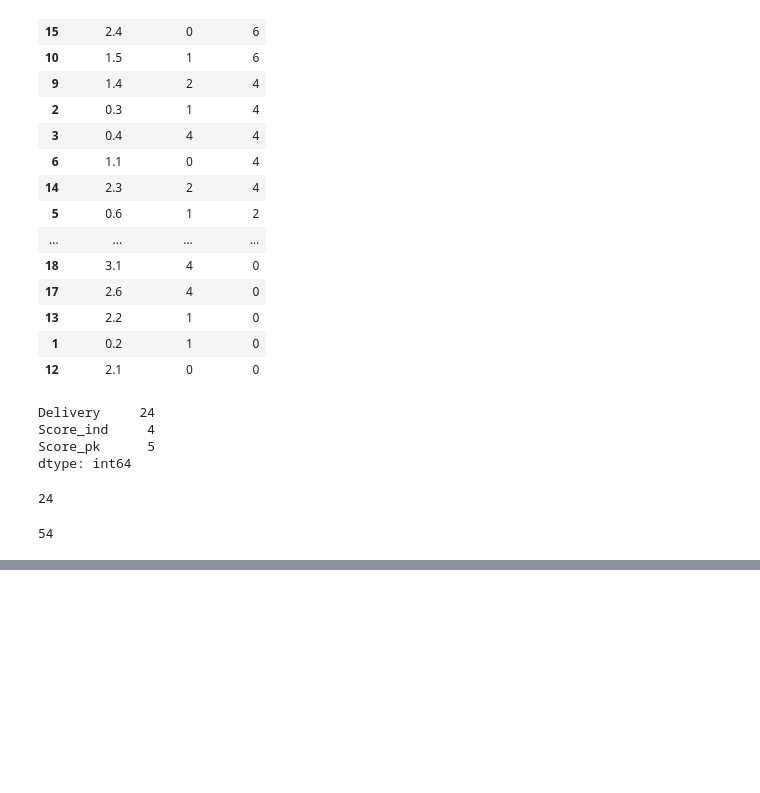
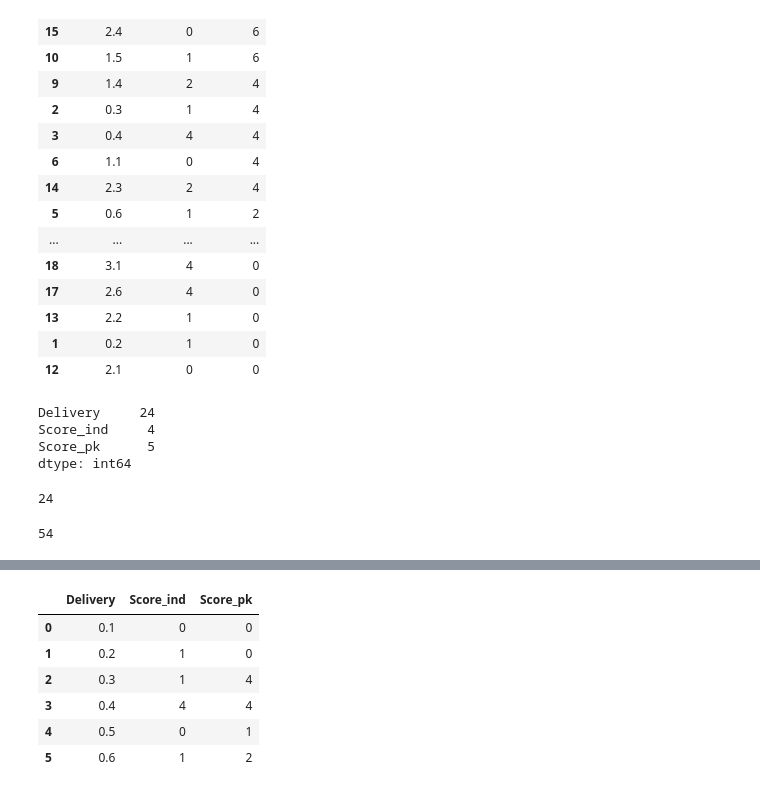
Before and after one commit to gaurab777/cloudservice_python, a Jupyter notebook: DataScience_Libraries/Numpy_Pandas.ipynb, the cells around one changed output, grey strips where cells are left out. Cells and saved outputs as stored; diff of their text form; code cells hidden in the pictures; blank space fills up the shorter version.

```diff
--- a/DataScience_Libraries/Numpy_day6.ipynb
+++ b/DataScience_Libraries/Numpy_Pandas.ipynb
@@ -509,0 +525,11 @@ sum(df6['Score_pk'])
+# %%
+#Prints first five rows including 5th index and every colums
+df6.loc[0:5,:]
+# %% [output]
+|  | Delivery | Score_ind | Score_pk |
+| 0 | 0.1 | 0 | 0 |
+| 1 | 0.2 | 1 | 0 |
+| 2 | 0.3 | 1 | 4 |
+| 3 | 0.4 | 4 | 4 |
+| 4 | 0.5 | 0 | 1 |
+| 5 | 0.6 | 1 | 2 |
```
Also changed, not shown: parts of 17 cells of this notebook, 2 other files.
